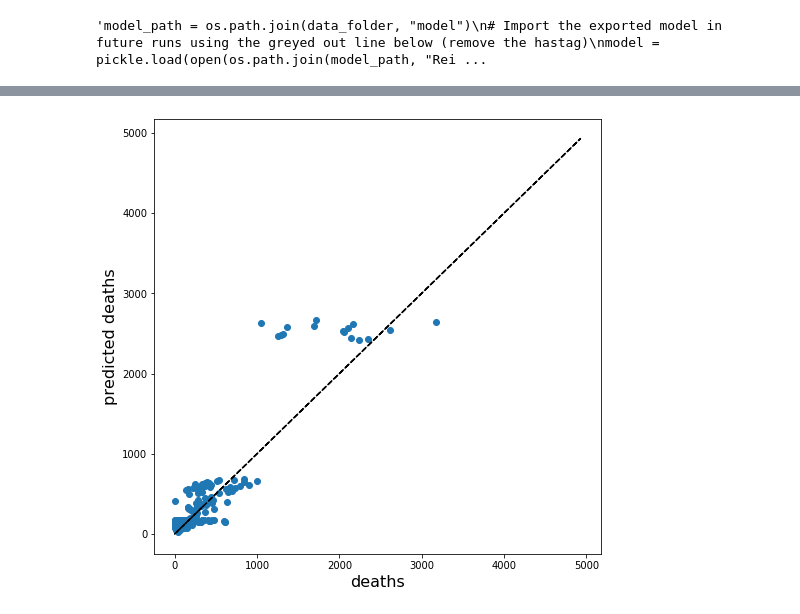
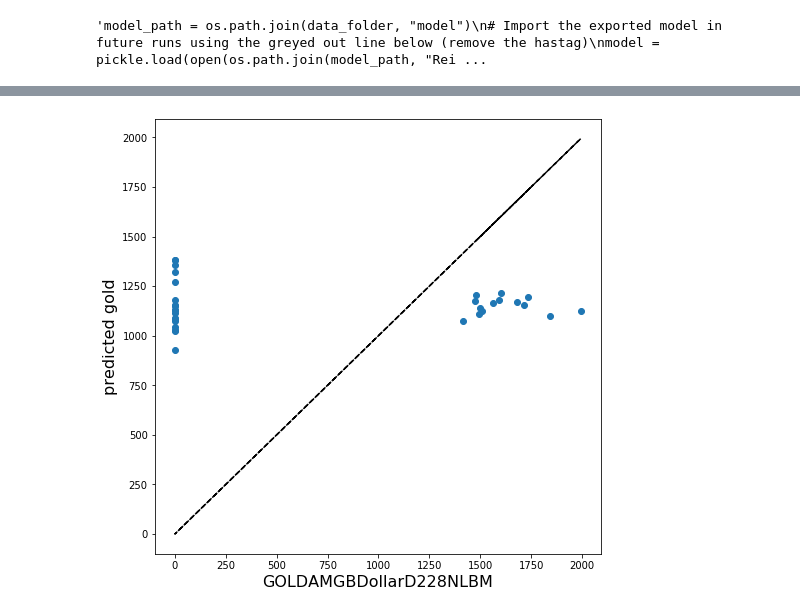
Before and after one commit to sameckford/Always_believe_in_Gold, a Jupyter notebook: Deep_Learning_approach.ipynb, the cells around one changed output, grey strips where cells are left out. Saved outputs shown, nothing was run; the diff lists cells and outputs as text; code cells hidden in the pictures.

```diff
--- a/Deep_Learning_approach.ipynb
+++ b/Deep_Learning_approach.ipynb
@@ -96,6 +98,8 @@ model = pickle.load(open(os.path.join(model_path, "ReinNN.pkl"), "rb"))"""
 # %%
 # Calculate the predicted deaths according to the neural net model
 test_x["gold_pred"] = sc_y.inverse_transform(classifier.predict(X_test))
+# Calculate the predicted deaths according to the neural net model
+train_X["gold_pred"] = sc_y.inverse_transform(classifier.predict(X_train))
 #df1 = pd.concat([test_x, train_X], axis=1)
 df= train_X.merge(train_y,left_index=True, right_index=True)
 # We merge the test dataframes together
@@ -188,10 +241,10 @@ df_global.to_csv(os.path.join(data_folder, "model_predictions", "Rein_nn_predict
 # %%
 ## Plot deaths vs predicted.
 plt.figure(figsize=(8, 8))
-plt.scatter(df.deaths, df.deaths_pred)
-plt.plot(df.deaths, df.deaths, color="black", linestyle="--")
-plt.xlabel("deaths")
-plt.ylabel("predicted deaths")
+plt.scatter(df.GOLDAMGBDollarD228NLBM, df.gold_pred)
+plt.plot(df.GOLDAMGBDollarD228NLBM, df.GOLDAMGBDollarD228NLBM, color="black", linestyle="--")
+plt.xlabel("GOLDAMGBDollarD228NLBM")
+plt.ylabel("predicted gold")
 plt.show()
 # %% [output]
-[figure, old version]
+[figure, new version]
```
Also changed, not shown: parts of 12 cells of this notebook, 34 other files.
